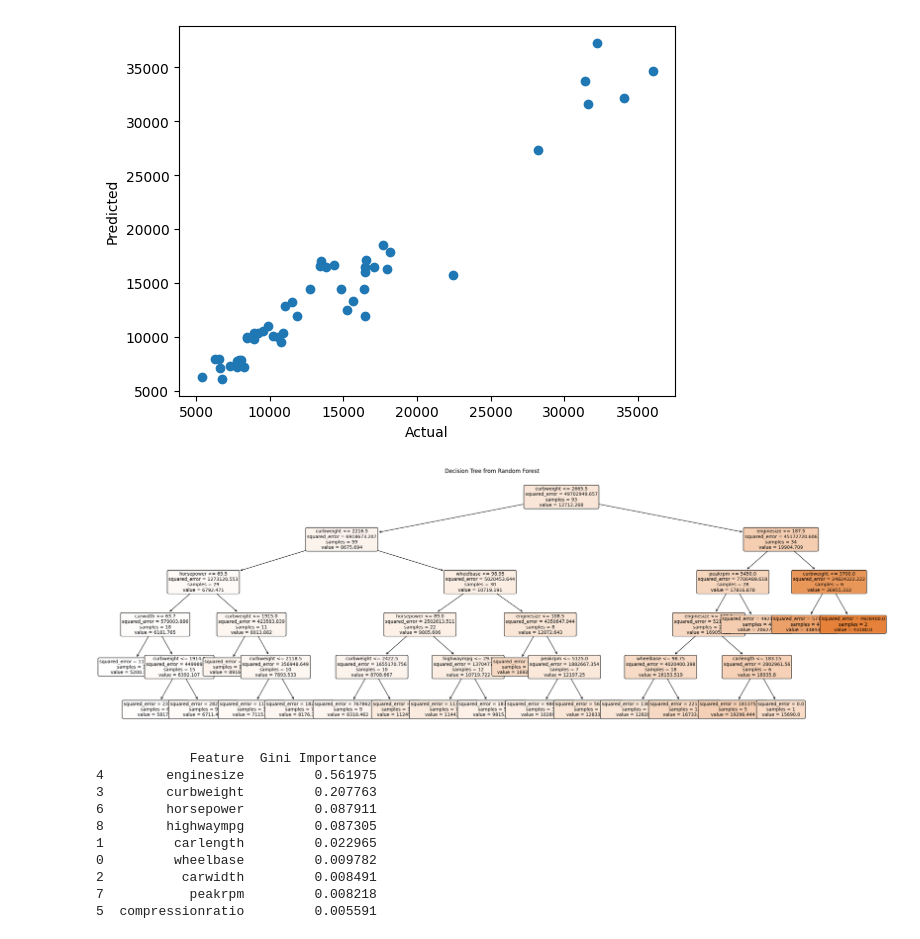
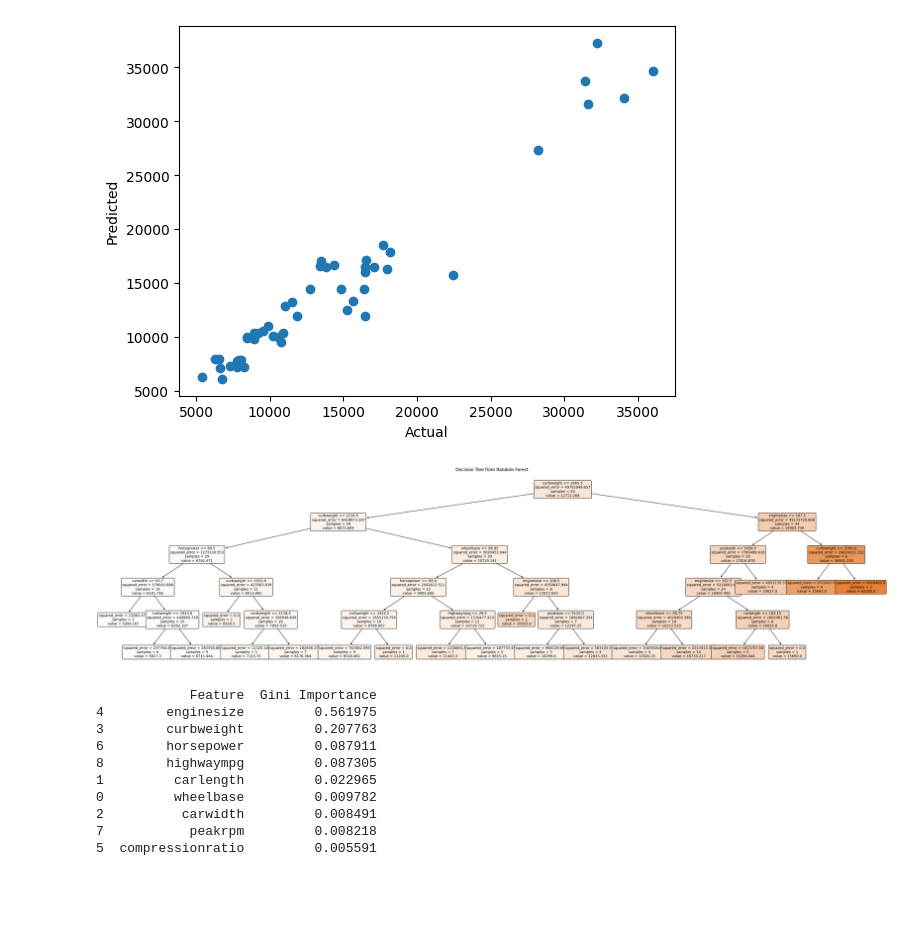
Before and after one commit to Magdalena-B1/ML-different-approaches-to-linear-regression, a Jupyter notebook: LinearRegression.ipynb, the cells around one changed output. Drawn from its saved outputs; the diff is of its cells as text; code cells hidden in the pictures; blank space fills up the shorter version.

```diff
--- a/LinearRegression.ipynb
+++ b/LinearRegression.ipynb
@@ -465,18 +465,18 @@ Text(0, 0.5, 'Predicted')
 # %%
 from sklearn.tree import plot_tree
 import matplotlib.pyplot as plt
 
 # Assuming regressor is your trained Random Forest model
 # Pick one tree from the forest, e.g., the first tree (index 0)
 tree_to_plot = RF.estimators_[0]
 
 # Plot the decision tree
-plt.figure(figsize=(30, 10))
+plt.figure(figsize=(40, 10))
 plot_tree(tree_to_plot, feature_names=X[features].columns.tolist(), filled=True, rounded=True, fontsize=10)
 plt.title("Decision Tree from Random Forest")
 plt.show()
 # %% [output]
-[figure, old version]
+[figure, new version]
 # %%
 importances = RF.feature_importances_
 feature_imp_df = pd.DataFrame({'Feature': features, 'Gini Importance': importances}).sort_values('Gini Importance', ascending=False)
```
Also changed, not shown: parts of 7 cells of this notebook.
